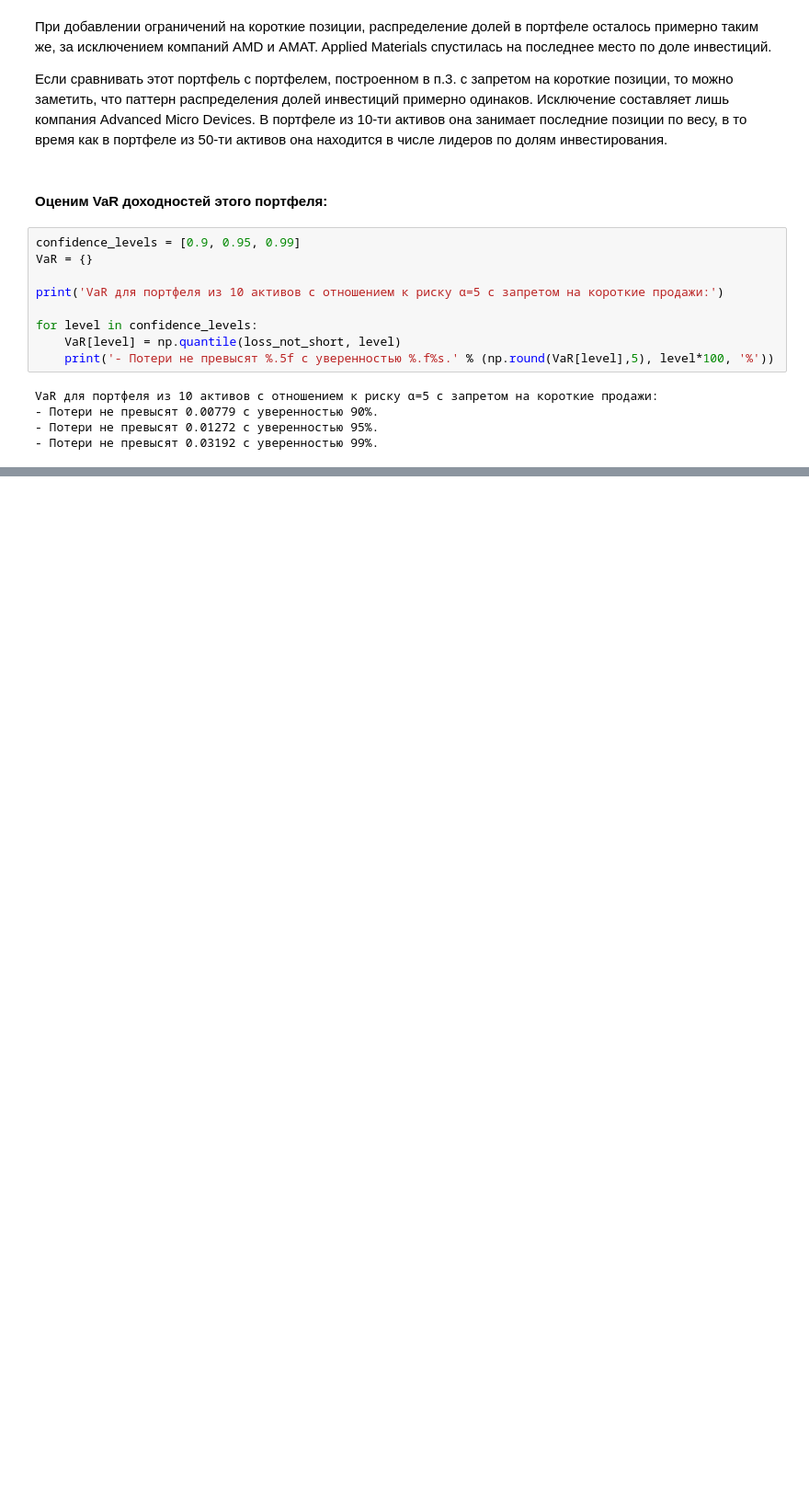
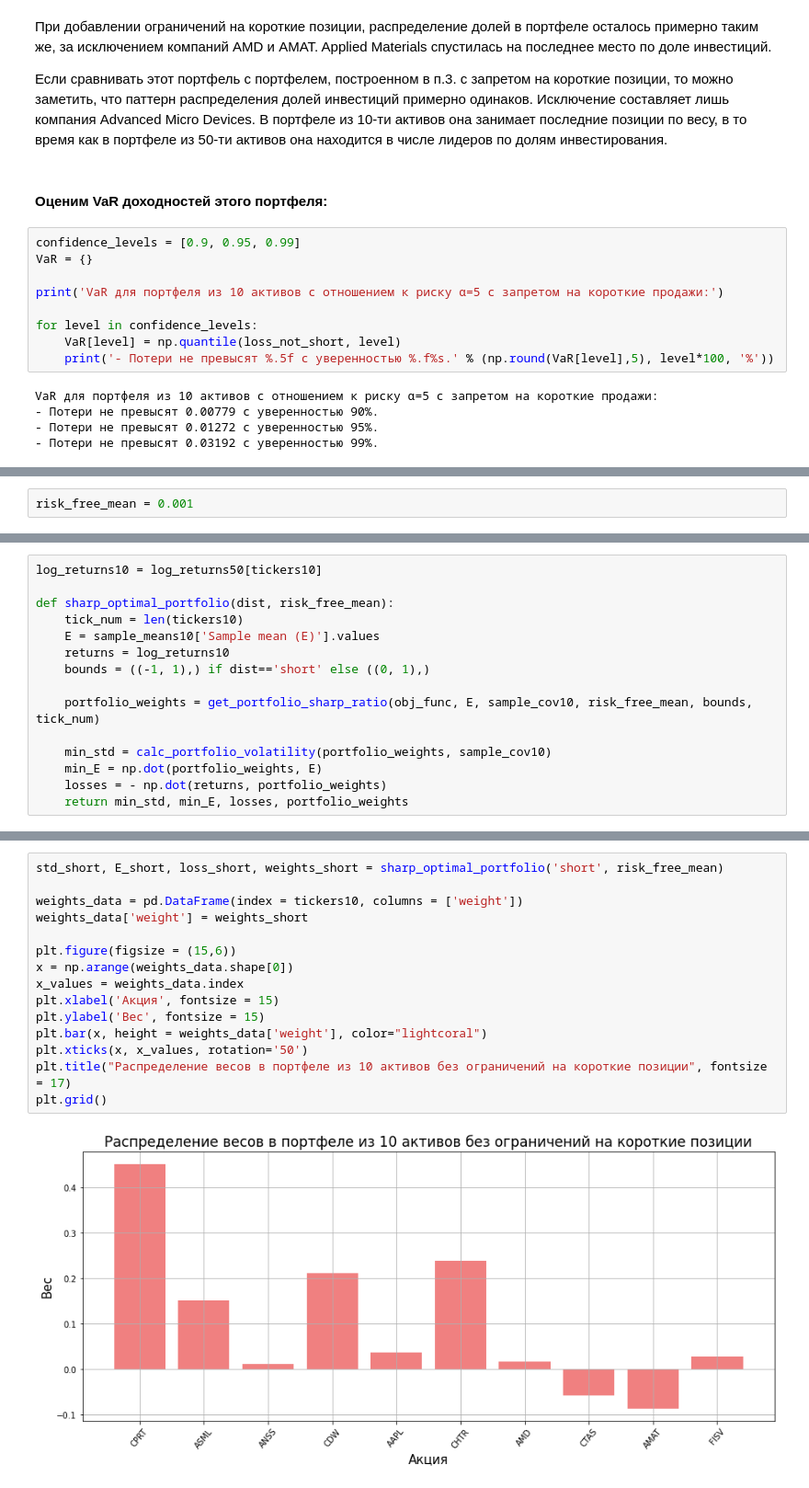
Before and after one commit to edmelnikov/Finance-operations-research-lab-2, a Jupyter notebook: lab-2_finance.ipynb, the cells around one changed output, grey strips where cells are left out. Shown at 92% size. Cells and saved outputs as stored; diff of their text form; blank space fills up the shorter version.

```diff
--- a/lab-2_finance.ipynb
+++ b/lab-2_finance.ipynb
@@ -1036,0 +1003,2 @@ VaR для портфеля из 10 активов с отношением к р
+# %%
+risk_free_mean = 0.001
@@ -1036,0 +1021,15 @@ VaR для портфеля из 10 активов с отношением к р
+# %%
+log_returns10 = log_returns50[tickers10]
+
+def sharp_optimal_portfolio(dist, risk_free_mean):
+    tick_num = len(tickers10)
+    E = sample_means10['Sample mean (E)'].values
+    returns = log_returns10
+    bounds = ((-1, 1),) if dist=='short' else ((0, 1),)
+
+    portfolio_weights = get_portfolio_sharp_ratio(obj_func, E, sample_cov10, risk_free_mean, bounds, tick_num)
+
+    min_std = calc_portfolio_volatility(portfolio_weights, sample_cov10)
+    min_E = np.dot(portfolio_weights, E)
+    losses = - np.dot(returns, portfolio_weights)
+    return min_std, min_E, losses, portfolio_weights
@@ -1036,0 +1041,17 @@ VaR для портфеля из 10 активов с отношением к р
+# %%
+std_short, E_short, loss_short, weights_short = sharp_optimal_portfolio('short', risk_free_mean)
+
+weights_data = pd.DataFrame(index = tickers10, columns = ['weight'])
+weights_data['weight'] = weights_short
+
+plt.figure(figsize = (15,6))
+x = np.arange(weights_data.shape[0])
+x_values = weights_data.index
+plt.xlabel('Акция', fontsize = 15)
+plt.ylabel('Вес', fontsize = 15)
+plt.bar(x, height = weights_data['weight'], color="lightcoral")
+plt.xticks(x, x_values, rotation='50')
+plt.title("Распределение весов в портфеле из 10 активов без ограничений на короткие позиции", fontsize = 17)
+plt.grid()
+# %% [output]
+[figure, added]
```
Also changed, not shown: parts of 41 cells of this notebook.
